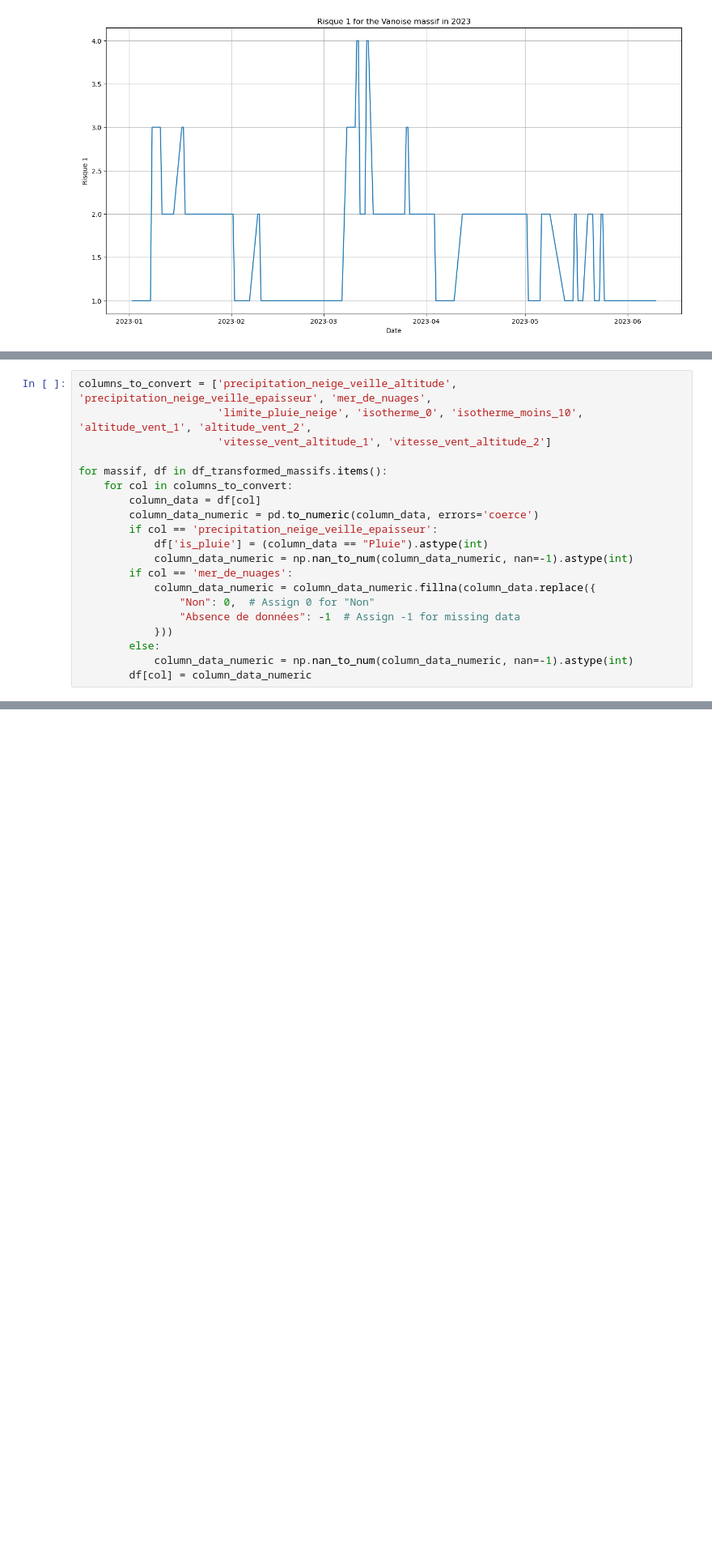
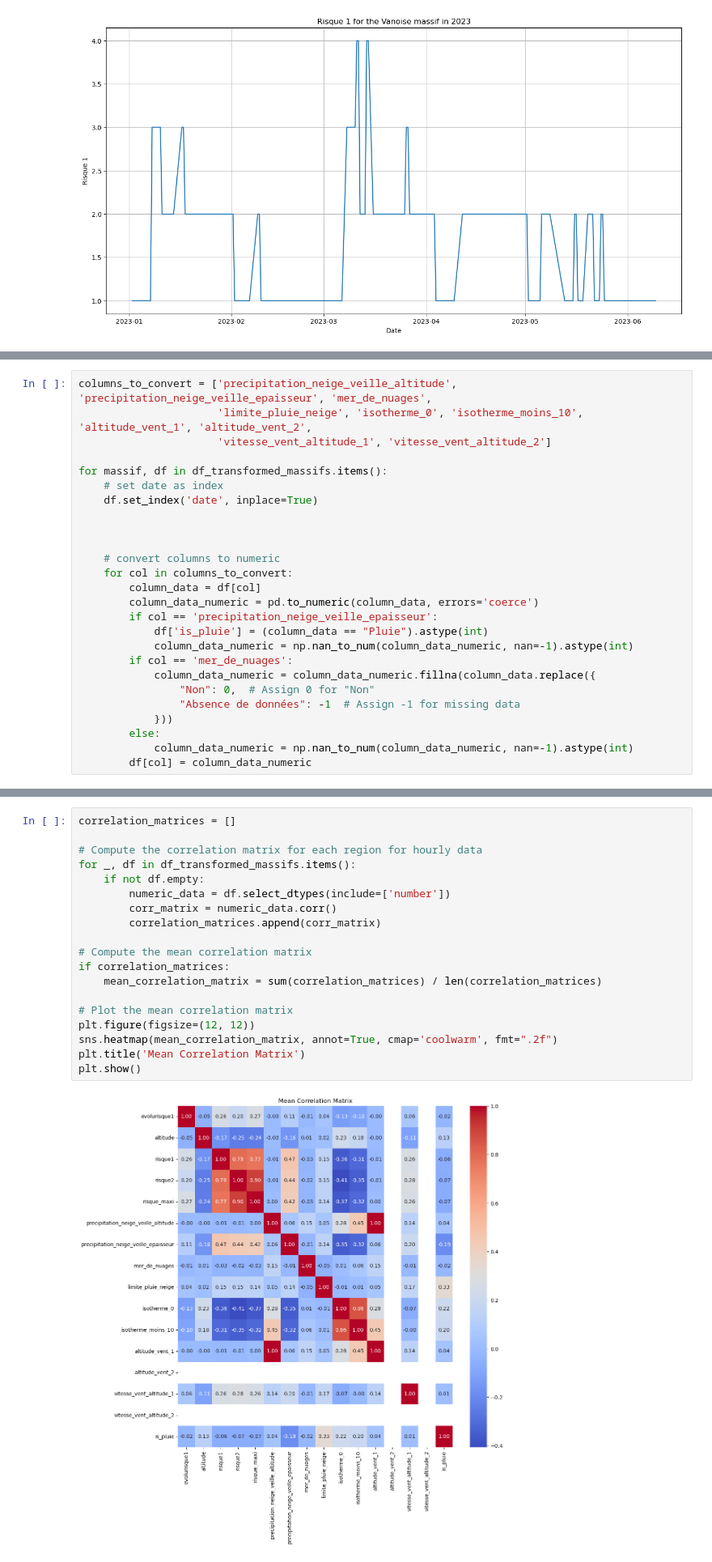
Before and after one commit to adevilde/avalanches_prediction, a Jupyter notebook: avalanche_starting_kit.ipynb, the cells around one changed output, grey strips where cells are left out. Shown at 81% size. Cells and saved outputs as stored; diff of their text form; blank space fills up the shorter version.

```diff
--- a/avalanche_starting_kit.ipynb
+++ b/avalanche_starting_kit.ipynb
@@ -361,6 +332,12 @@ columns_to_convert = ['precipitation_neige_veille_altitude', 'precipitation_neig
                       'vitesse_vent_altitude_1', 'vitesse_vent_altitude_2']
 
 for massif, df in df_transformed_massifs.items():
+    # set date as index
+    df.set_index('date', inplace=True)
+
+
+
+    # convert columns to numeric
     for col in columns_to_convert:
         column_data = df[col]
         column_data_numeric = pd.to_numeric(column_data, errors='coerce')
@@ -389,2 +368,23 @@ plt.show()
+# %%
+correlation_matrices = []
+
+# Compute the correlation matrix for each region for hourly data
+for _, df in df_transformed_massifs.items():
+    if not df.empty:
+        numeric_data = df.select_dtypes(include=['number'])
+        corr_matrix = numeric_data.corr()
+        correlation_matrices.append(corr_matrix)
+
+# Compute the mean correlation matrix
+if correlation_matrices:
+    mean_correlation_matrix = sum(correlation_matrices) / len(correlation_matrices)
+
+# Plot the mean correlation matrix
+plt.figure(figsize=(12, 12))
+sns.heatmap(mean_correlation_matrix, annot=True, cmap='coolwarm', fmt=".2f")
+plt.title('Mean Correlation Matrix')
+plt.show()
+# %% [output]
+[figure, added]
 # %%
 # Correlation with the target variable
```
Also changed, not shown: parts of 21 cells of this notebook, 1 other file.
